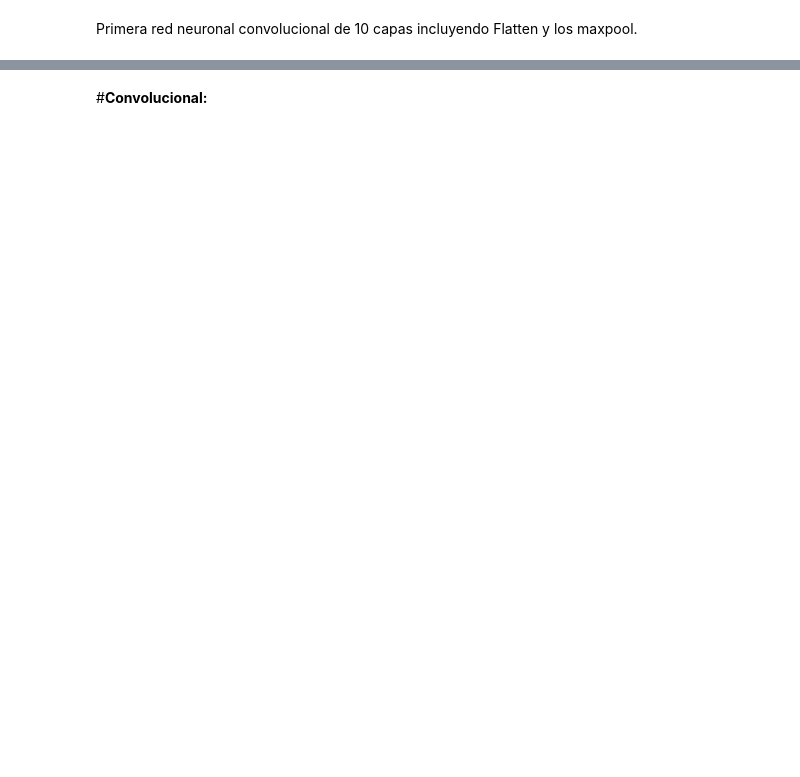
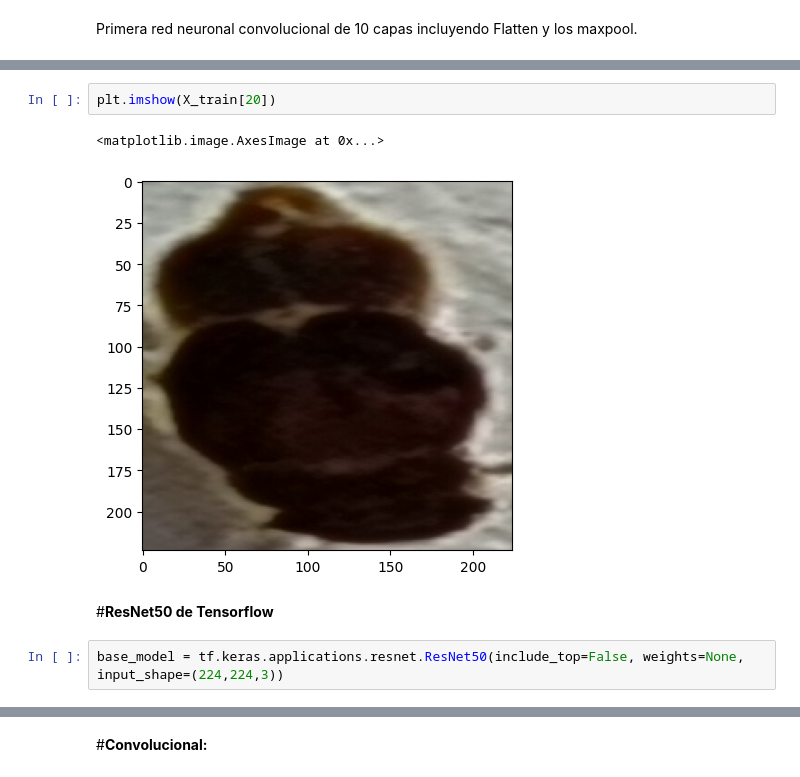
Before and after one commit to JulioHaro93/PracticasTesisKeras, a Jupyter notebook: laTesis2.ipynb, the cells around one changed output, grey strips where cells are left out. Cells and saved outputs as stored; diff of their text form; blank space fills up the shorter version.

```diff
--- a/laTesis2.ipynb
+++ b/laTesis2.ipynb
@@ -99,0 +194,9 @@ plt.imshow(X_train[50])
+# %%
+plt.imshow(X_train[20])
+# %% [output]
+<matplotlib.image.AxesImage at 0x...>
+[figure, added]
+# %% [markdown]
+#**ResNet50 de Tensorflow**
+# %%
+base_model = tf.keras.applications.resnet.ResNet50(include_top=False, weights=None, input_shape=(224,224,3))
```
Also changed, not shown: parts of 29 cells of this notebook, 17 other files.
